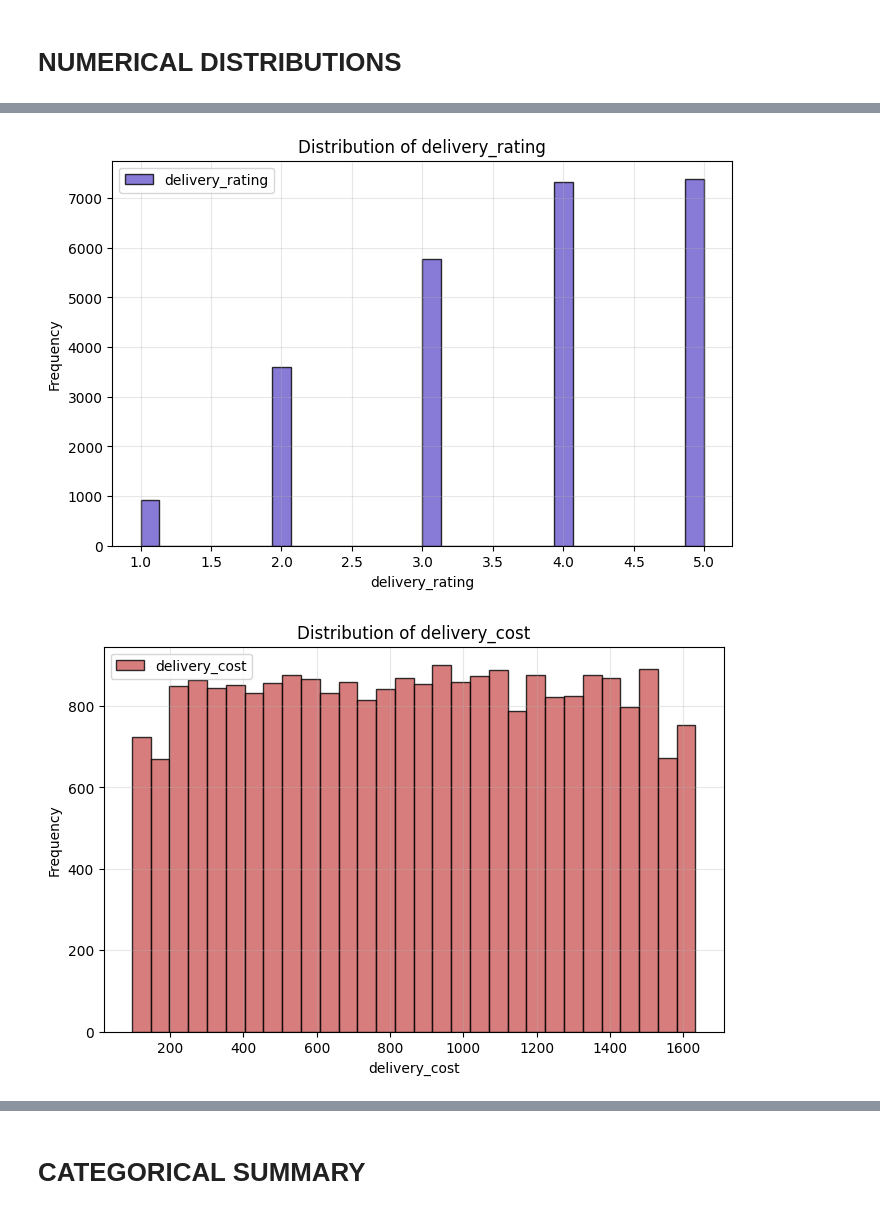
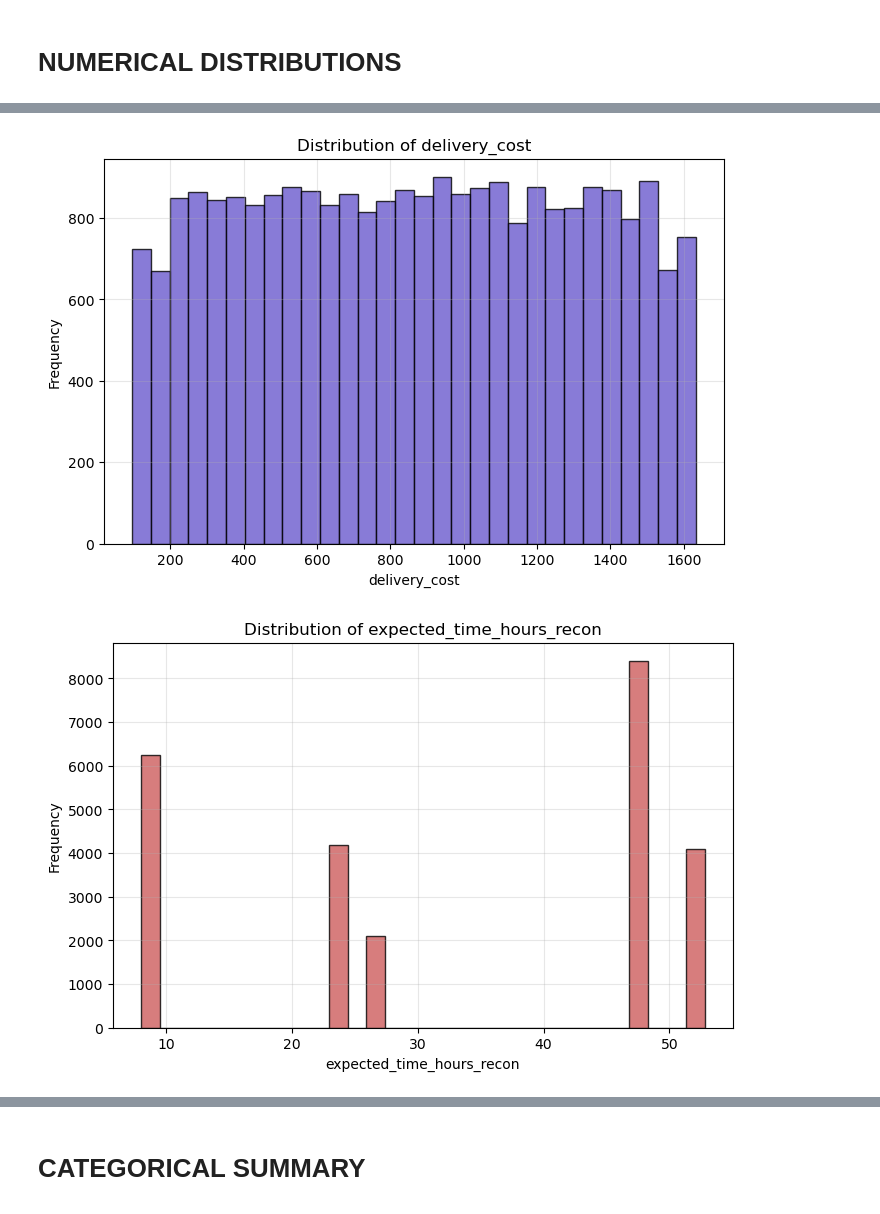
Before and after one commit to Ronal-Thomas/ETA-Delay-Prediction-Logistics, a Jupyter notebook: ETA_Delay_Prediction.ipynb, the cells around one changed output, grey strips where cells are left out. Drawn from its saved outputs; the diff is of its cells as text; code cells hidden in the pictures.

```diff
--- a/ETA_Delay_Prediction.ipynb
+++ b/ETA_Delay_Prediction.ipynb
@@ -185,20 +193,33 @@ Numeric Columns: Index(['delivery_id', 'distance_km', 'package_weight_kg', 'deli
+# %%
+numeric_features = [
+    'distance_km',
+    'package_weight_kg',
+    'delivery_rating',
+    'delivery_cost',
+    'expected_time_hours_recon',
+    'speed_kmph_recon',
+    'delivery_time_hours_recon',
+    'hour'
+]
 # %%
 colors = ['steelblue', 'seagreen', 'darkorange', 'slateblue', 'indianred']
 
-for i, col in enumerate(numeric_columns):
+for i, col in enumerate(numeric_features):
+
     plt.figure(figsize=(8, 5))
+
     plt.hist(
         df[col],
         bins=30,
         color=colors[i % len(colors)],
         edgecolor='black',
-        alpha=0.8,
-        label=col
+        alpha=0.8
     )
+
     plt.title(f'Distribution of {col}')
     plt.xlabel(col)
     plt.ylabel('Frequency')
-    plt.legend()
     plt.grid(alpha=0.3)
+
     plt.show()
 # %% [output]
@@ -208,2 +229,2 @@ for i, col in enumerate(numeric_columns):
-[figure, old version]
+[figure, new version]
-[figure, old version]
+[figure, new version]
```
Also changed, not shown: parts of 17 cells of this notebook.
